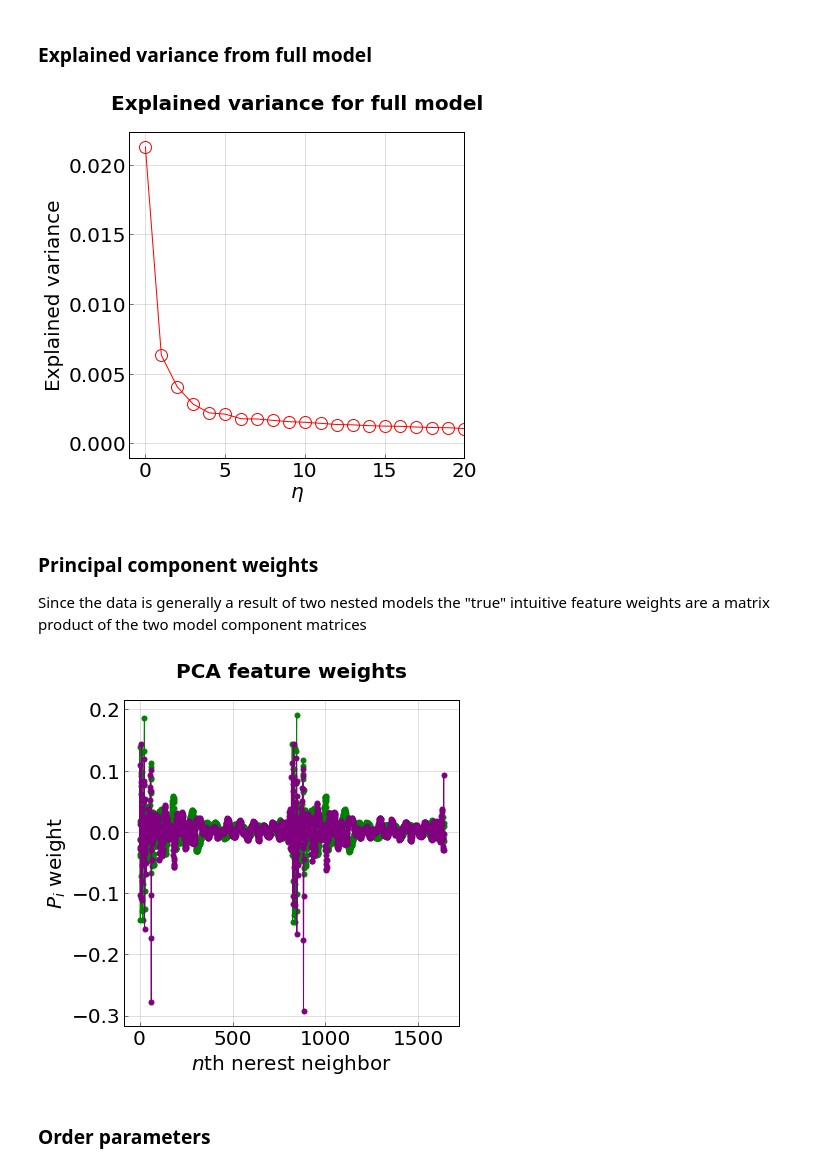
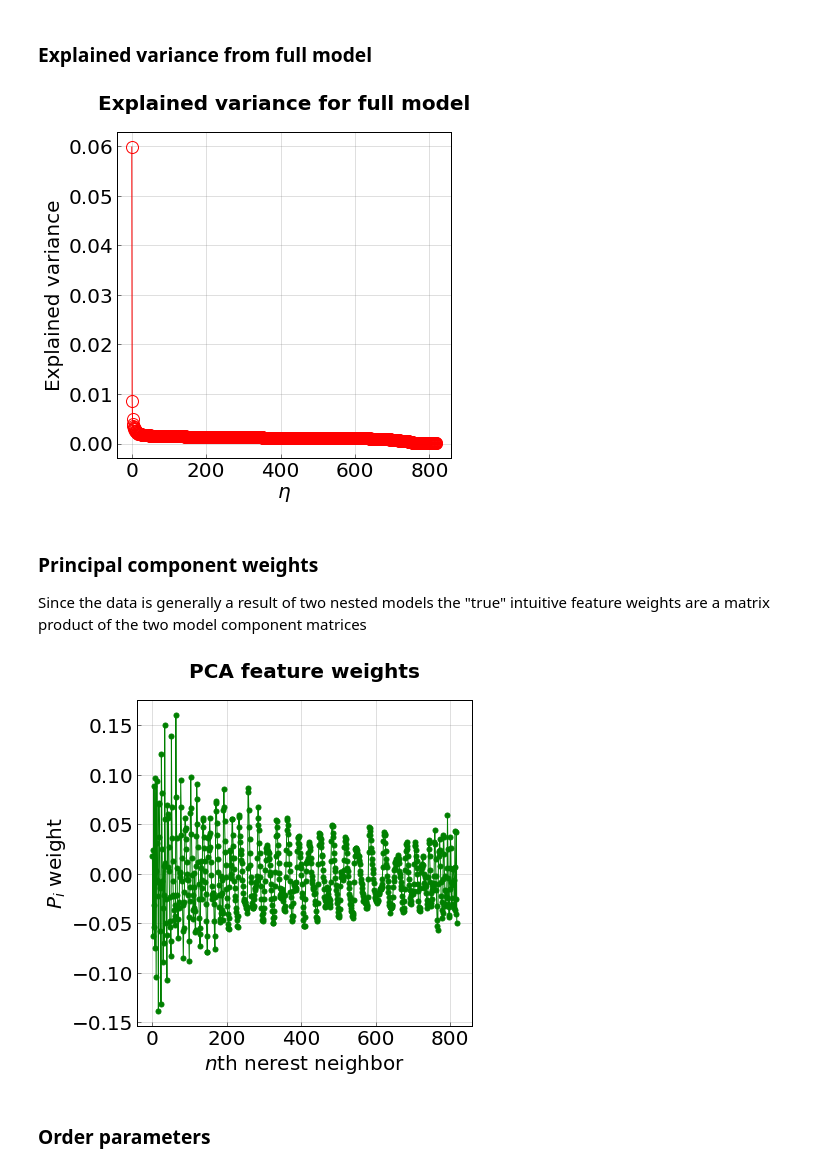
Before and after one commit to truskett-group-ut/hard_disks_pca, a Jupyter notebook: analysis_notebook.ipynb, the cells around one changed output. Drawn from its saved outputs; the diff is of its cells as text; code cells hidden in the pictures.

```diff
--- a/analysis_notebook.ipynb
+++ b/analysis_notebook.ipynb
@@ -342,7 +428,7 @@ plt.rcParams['ytick.direction'] = 'in'
 
 #plt.xscale('log')
 #plt.ylim(0,0.1)
-plt.xlim(-1,20)
+#plt.xlim(-1,20)
 #plt.yscale('log')
 
 plt.xlabel(r'$\eta$', y=3, fontsize=20, fontdict = axis_label_font)
@@ -354,7 +440,7 @@ plt.title('Explained variance for full model', y=1.05, fontdict = title_font)
 
 plt.show()
 # %% [output]
-[figure, old version]
+[figure, new version]
 # %% [markdown]
 ### Principal component weights
 
@@ -366,7 +452,7 @@ components = dot(incpca.components_, incpca_ig.components_)
 # %%
 #plot the principal components
 colors = 200*['green', 'purple', 'orange', 'teal', 'black', 'red']
-for i in range(0,2):
+for i in range(0,1):
     p_data = components[i]
     plt.plot(range(len(p_data)), p_data, marker='o', linewidth = 1.0, markersize=5, color = colors[i])
 
@@ -378,34 +464,34 @@ axes.set_axis_bgcolor('white')
 #font scpecifications
 title_font = {'family' : 'arial', 'color'  : 'black', 'weight' : 'heavy','size': 20}
 axis_label_font = {'family' : 'arial', 'color'  : 'black', 'weight' : 'normal','size': 20}
 
 #figure size and tick style
 plt.rcParams["figure.figsize"] = [6,6]
 plt.rc('axes',edgecolor='black',linewidth=1)
 plt.tick_params(which='both', axis='both', color='black', length=4, width=0.5)
 plt.rcParams['xtick.direction'] = 'in'
 plt.rcParams['ytick.direction'] = 'in'
 
 #axis range and labels (also specify if log or not)
 #plt.xlim(0.1,100)
 #plt.ylim(-0.001,0.001)
 #plt.ylim(0,0.5)
 #plt.ylim(-2,1.5)
 #plt.ylim(5, 13)
 #plt.ylim(1, 0.001)
 #plt.ylim(-2000.0, 2000)
 
 #plt.yscale('log')
 plt.xlabel(r'$n$th nerest neighbor', y=3, fontsize=20, fontdict = axis_label_font)
 plt.ylabel(r'$P_{i}$ weight', fontsize=20, fontdict = axis_label_font)
 
 #title and axis labels
 plt.tick_params(axis='both', labelsize=20)
 plt.title('PCA feature weights', y=1.05, fontdict = title_font)
 
 plt.show()
 # %% [output]
-[figure, old version]
+[figure, new version]
 # %% [markdown]
 ### Order parameters
 # %%
```
Also changed, not shown: parts of 10 cells of this notebook, 2 other files.
